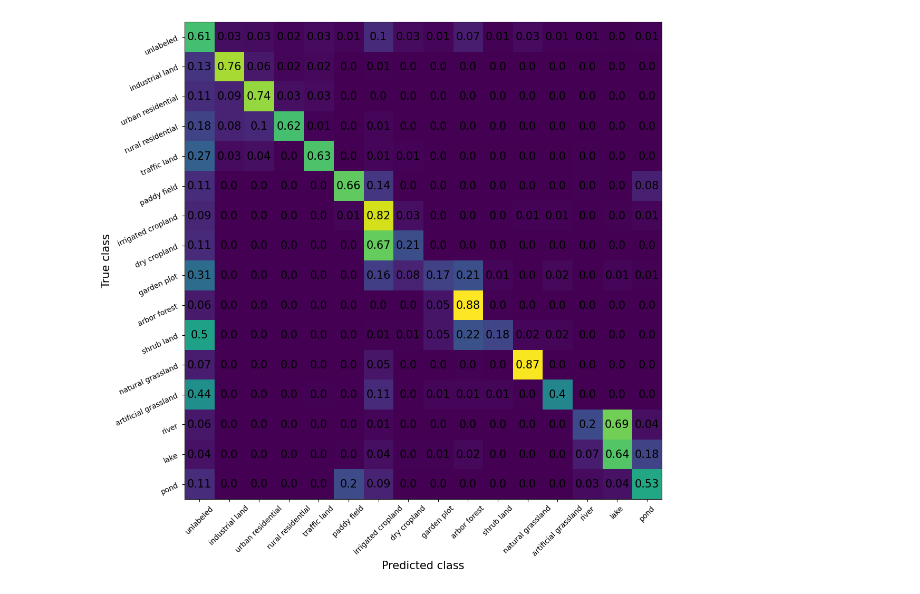
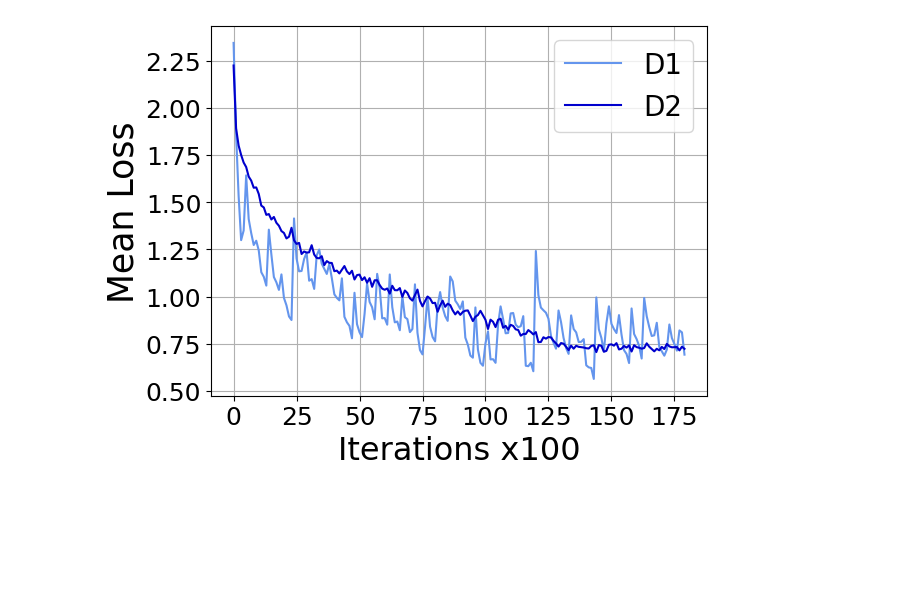
Before and after one commit to theElandor/CVCS, a Jupyter notebook: source/scripts/lab_plotting.ipynb, the cells around one changed output. Drawn from its saved outputs; the diff is of its cells as text; code cells hidden in the pictures; blank space fills up the shorter version.

```diff
--- a/source/scripts/lab_plotting.ipynb
+++ b/source/scripts/lab_plotting.ipynb
@@ -43,0 +39,22 @@ plt.show()
+# %%
+# checkpoint_t12 = "D:\\weights\\ablation\\background\\checkpoint50_t12"
+# checkpoint_t13 = "D:\\weights\\ablation\\background\\checkpoint50_t13"
+checkpoint_t12="D:\\weights\\ablation\\dataset\\checkpoint20_t8"
+checkpoint_t13="D:\\weights\\ablation\\dataset\\checkpoint50_t9"
+t12 = torch.load(checkpoint_t12)['training_loss_values']
+t13 = torch.load(checkpoint_t13)['training_loss_values']
+chunk = 100
+cut = 180
+# colors = ['darkgreen', 'mediumseagreen']
+colors = ['cornflowerblue', 'mediumblue']
+plt.plot(get_means(t12, chunk)[:cut], label='D1', color=colors[0])
+plt.plot(get_means(t13, chunk)[:cut], label='D2', color=colors[1])
+plt.grid()
+plt.yticks(fontsize=18)
+plt.xticks(fontsize=18)
+plt.xlabel("Iterations x100", fontsize=23)
+plt.ylabel("Mean Loss", fontsize=25)
+plt.legend(loc='upper right', prop={'size': 20})
+plt.show()
+# %% [output]
+[figure, added]
@@ -44,9 +70,6 @@ plt.show()
 # %%
 import utils
-b_norm = torch.load(B)['conf_normalized'][-1]
-b_flat = torch.load(B)['conf_flat'][-1]
-nb_flat = torch.load(NB)['conf_flat'][-1]
-nb_norm = torch.load(NB)['conf_normalized'][-1]
-utils.plot_confusion(b_norm, 'bac_conf.png')
+t12_norm = torch.load(checkpoint_t12)['conf_normalized'][-1]
+t12_flat = torch.load(checkpoint_t12)['conf_flat'][-1]
+t13_flat = torch.load(checkpoint_t13)['conf_flat'][-1]
+t13_norm = torch.load(checkpoint_t13)['conf_normalized'][-1]
-# %% [output]
-[figure, removed]
```
Also changed, not shown: parts of 11 cells of this notebook, 1 other file.
